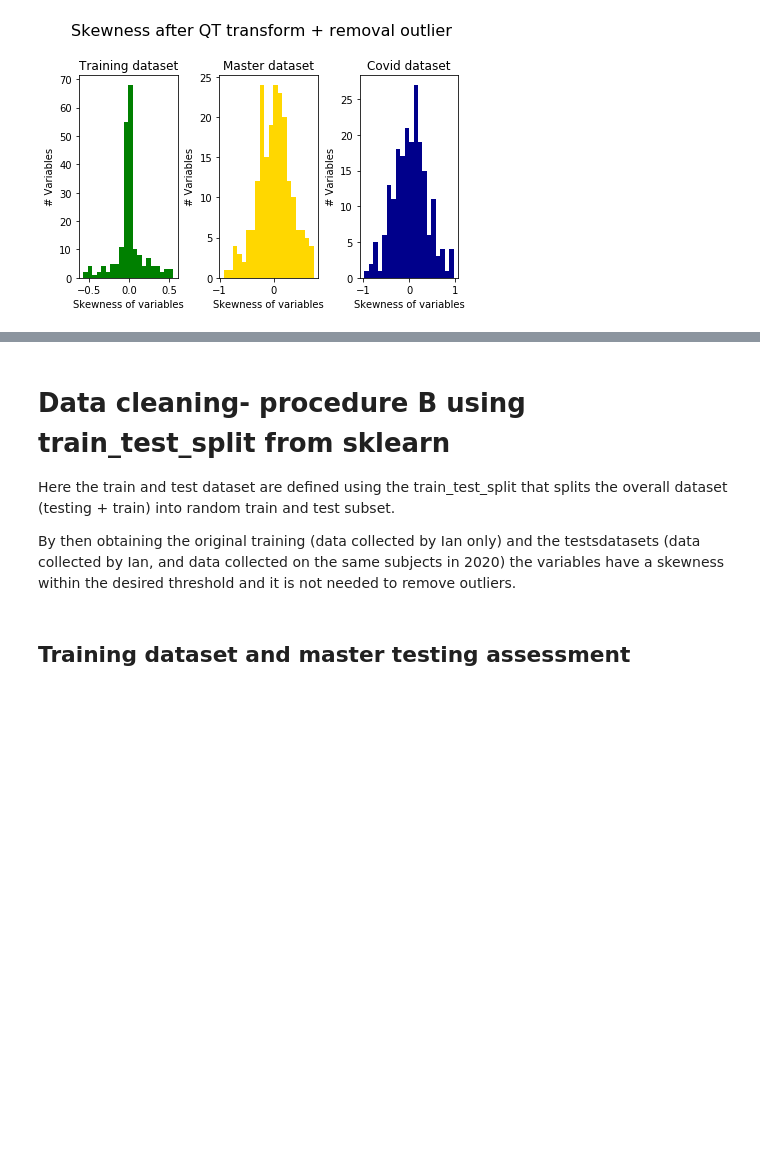
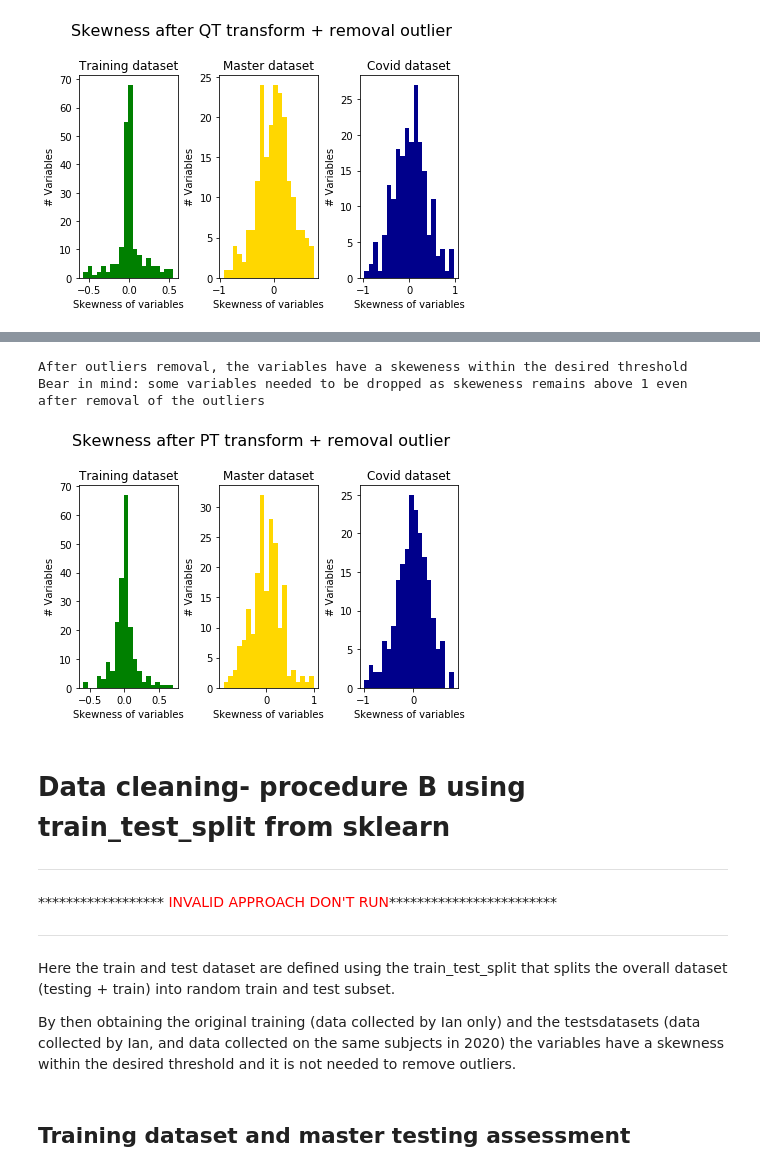
Before and after one commit to MatildeVaghi/Self_Regulation_Ontology, a Jupyter notebook: Debug_mv/Debug_qt_transform.ipynb, the cells around one changed output, grey strips where cells are left out. Saved outputs shown, nothing was run; the diff lists cells and outputs as text; code cells hidden in the pictures; blank space fills up the shorter version.

```diff
--- a/Debug_mv/Debug_qt_transform.ipynb
+++ b/Debug_mv/Debug_qt_transform.ipynb
@@ -241,5 +358,17 @@ Bear in mind: one variable needs to be dropped from the master dataset as skewen
+# %%
+plot_skewness(training_clean_pt, master_clean_pt,covid_clean_pt, 'Skewness after PT transform + removal outlier')
+print('After outliers removal, the variables have a skeweness within the desired threshold')
+print('Bear in mind: some variables needed to be dropped as skeweness remains above 1 even after removal of the outliers')
+# %% [output]
+After outliers removal, the variables have a skeweness within the desired threshold
+Bear in mind: some variables needed to be dropped as skeweness remains above 1 even after removal of the outliers
+[figure, added]
 # %% [markdown]
 # Data cleaning- procedure B using train_test_split from sklearn
+***********************************************************************************************
+****************** <font color='red'>INVALID APPROACH DON'T RUN</font>************************
+***********************************************************************************************
+
 Here the train and test dataset are defined using the train_test_split that splits the overall dataset (testing + train) into random train and test subset.
 
 By then obtaining the original training (data collected by Ian only) and the testsdatasets (data collected by Ian, and data collected on the same subjects in 2020) the variables have a skewness within the desired threshold and it is not needed to remove outliers.
```
Also changed, not shown: parts of 18 cells of this notebook.
